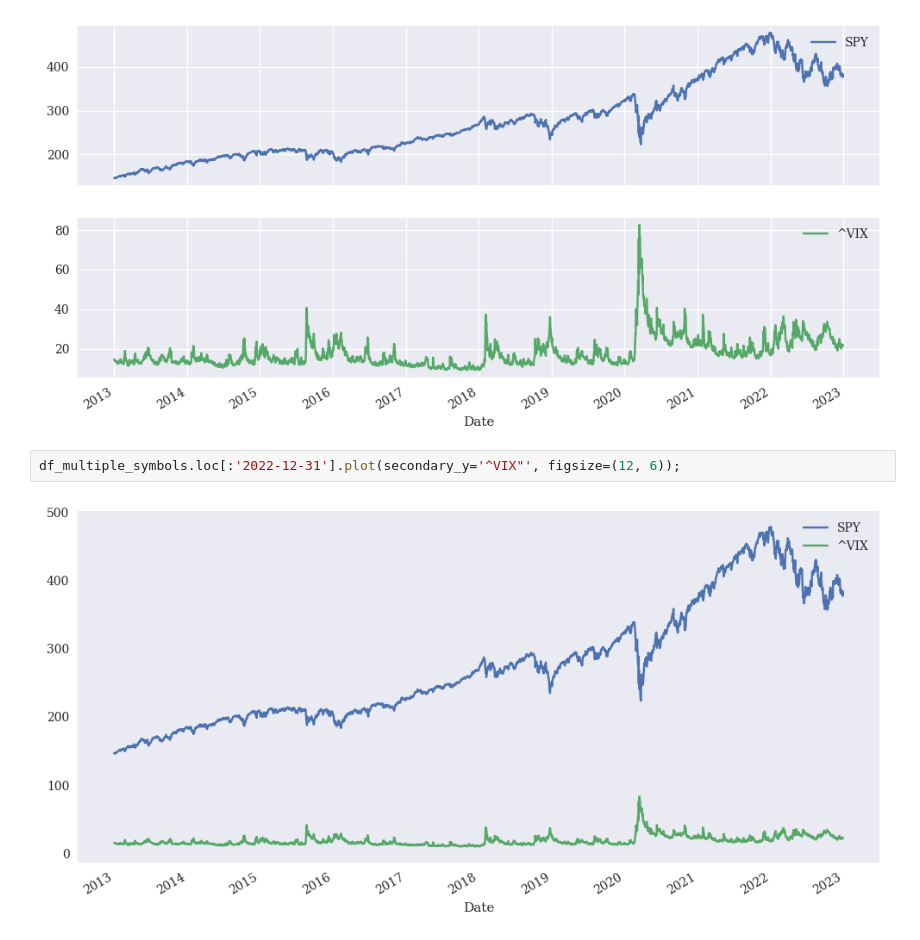
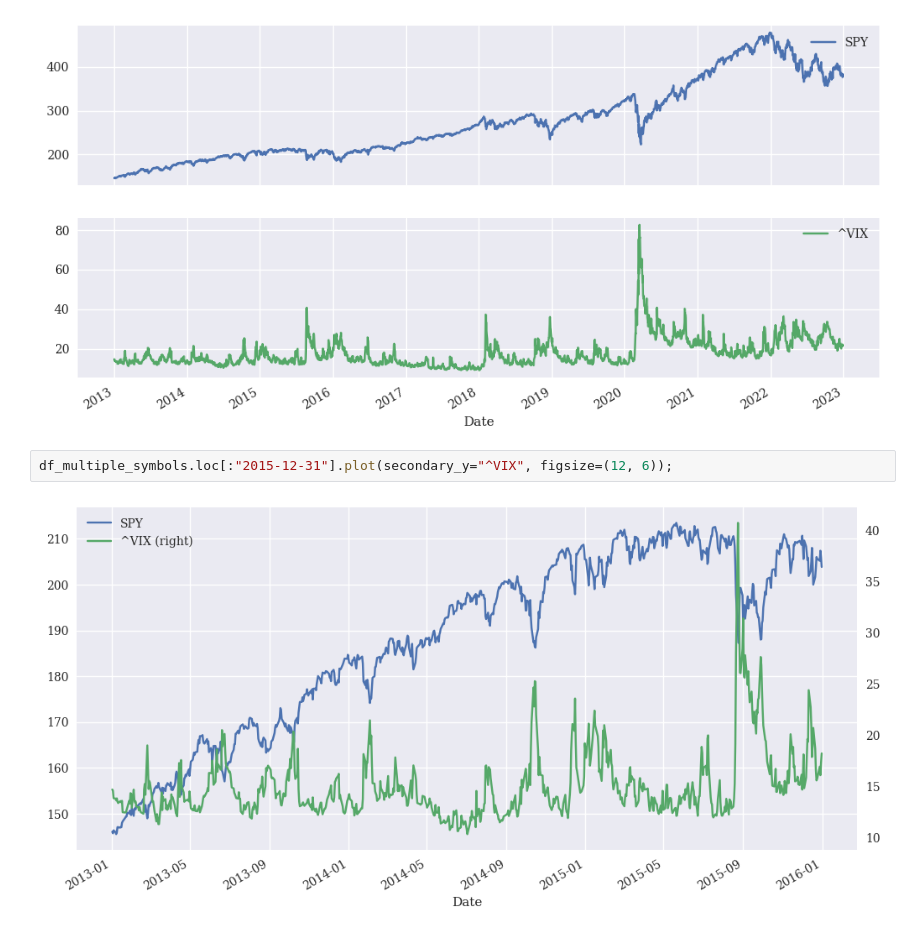
Before and after one commit to MartinKasak/Python_Finance_Numpy_Pandas, a Jupyter notebook: Python Finance.ipynb, the cells around one changed output. Saved outputs shown, nothing was run; the diff lists cells and outputs as text.

```diff
--- a/Python Finance.ipynb
+++ b/Python Finance.ipynb
@@ -272,6 +287,6 @@ df_multiple_symbols.plot(subplots=True, figsize=(12, 6));
 # %% [output]
 [figure]
 # %%
-df_multiple_symbols.loc[:'2022-12-31'].plot(secondary_y='^VIX"', figsize=(12, 6));
+df_multiple_symbols.loc[:"2015-12-31"].plot(secondary_y="^VIX", figsize=(12, 6));
 # %% [output]
-[figure, old version]
+[figure, new version]
```
Also changed, not shown: parts of 4 cells of this notebook.
